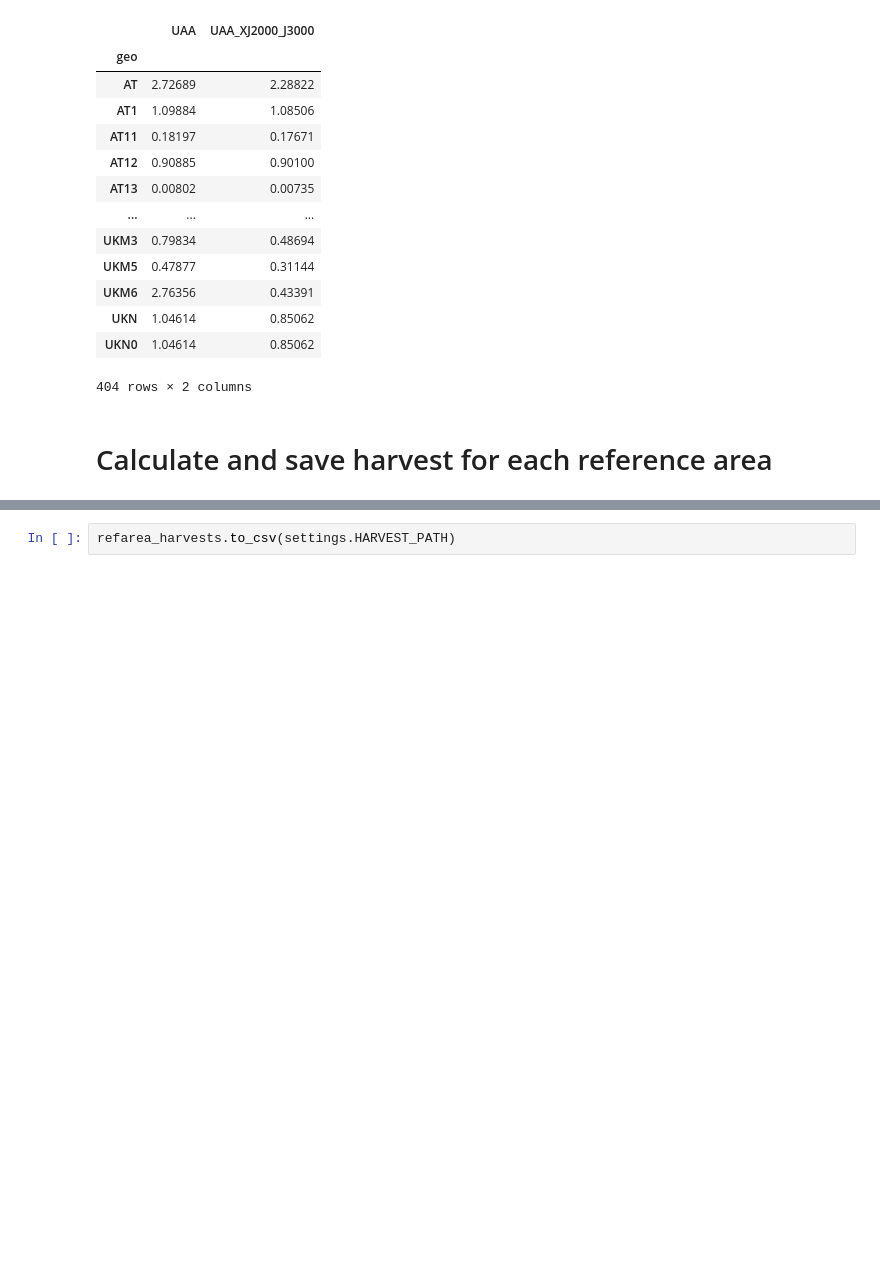
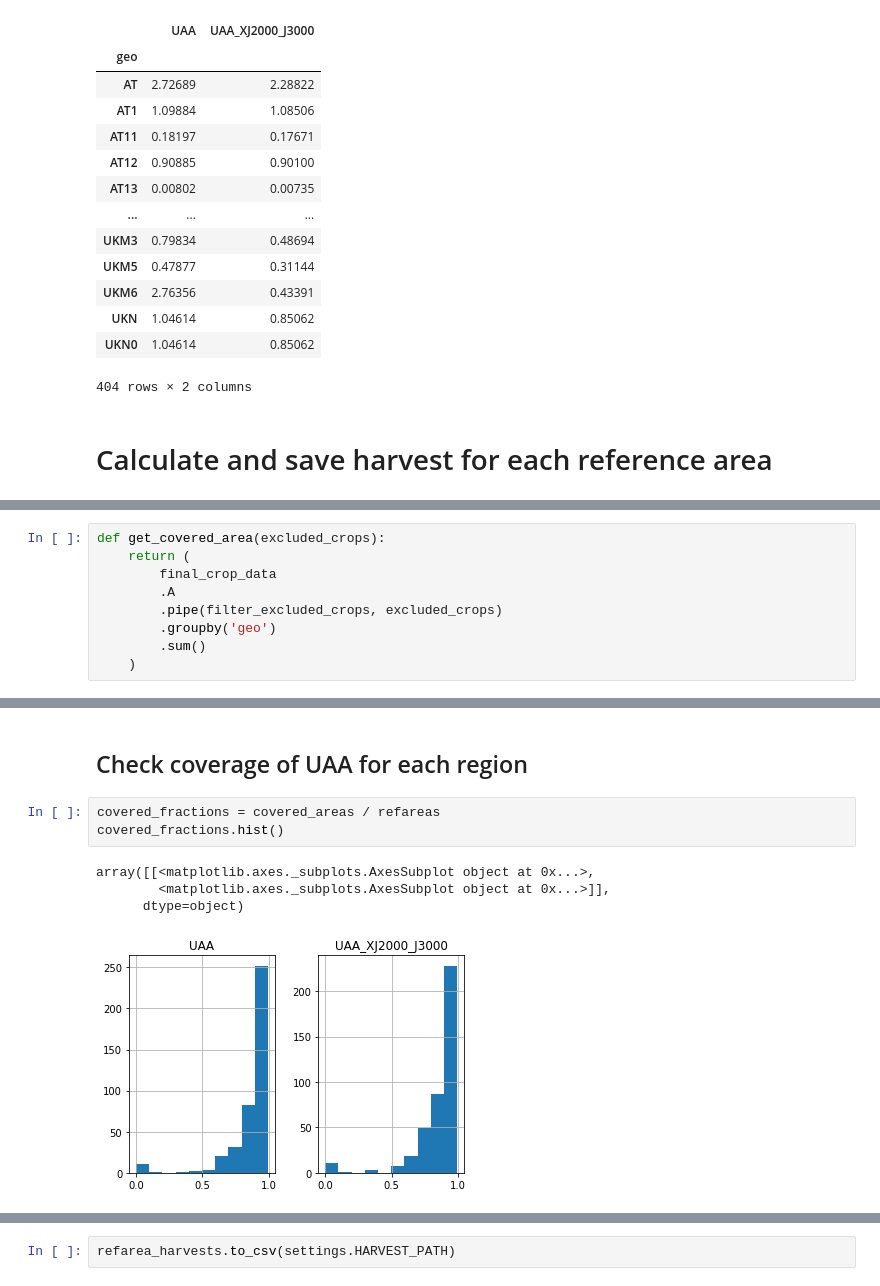
Before and after one commit to rasmuse/subnational-p-budgets, a Jupyter notebook: Crop production.ipynb, the cells around one changed output, grey strips where cells are left out. Saved outputs shown, nothing was run; the diff lists cells and outputs as text; blank space fills up the shorter version.

```diff
--- a/Crop production.ipynb
+++ b/Crop production.ipynb
@@ -1055 +1005,10 @@ def get_overall_yield(excluded_crops):
     )
+# %%
+def get_covered_area(excluded_crops):
+    return (
+        final_crop_data
+        .A
+        .pipe(filter_excluded_crops, excluded_crops)
+        .groupby('geo')
+        .sum()
+    )
@@ -1078,0 +1093,10 @@ refarea_yields
+# %% [markdown]
+## Check coverage of UAA for each region
+# %%
+covered_fractions = covered_areas / refareas
+covered_fractions.hist()
+# %% [output]
+array([[<matplotlib.axes._subplots.AxesSubplot object at 0x...>,
+        <matplotlib.axes._subplots.AxesSubplot object at 0x...>]],
+      dtype=object)
+[figure, added]
```
Also changed, not shown: parts of 17 cells of this notebook.
